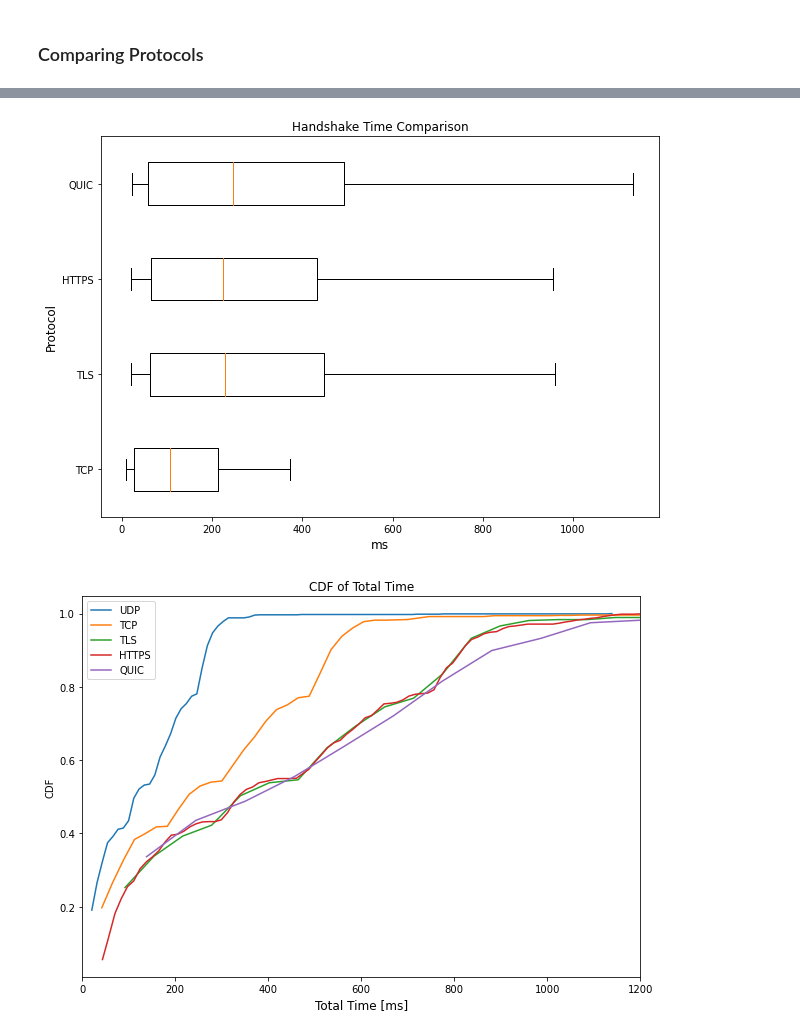
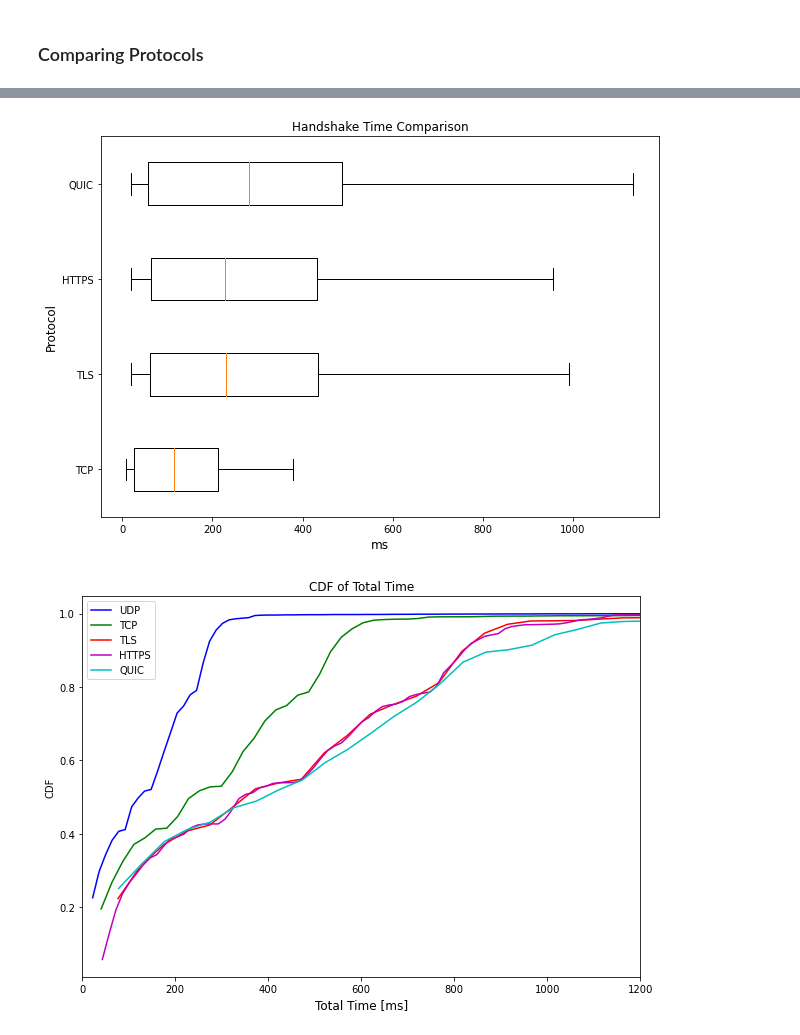
Before and after one commit to mgranderath/dns-analysis, a Jupyter notebook: Pairwise.ipynb, the cells around one changed output, grey strips where cells are left out. Cells and saved outputs as stored; diff of their text form; code cells hidden in the pictures.

```diff
--- a/Pairwise.ipynb
+++ b/Pairwise.ipynb
@@ -19,7 +23,7 @@ def average(items, key):
 def getUDP():
     sql = """
     SELECT * FROM dns_measurements measurement
-    WHERE measurement.protocol = 'udp' AND measurement.r_code IS NOT NULL AND measurement.total_time IS NOT NULL
+    WHERE measurement.protocol = 'udp' AND measurement.r_code IS NOT NULL AND measurement.total_time IS NOT NULL AND measurement.total_time <= 5000000000
       AND NOT measurement.cache_warming
       AND measurement.ip IN (SELECT ip FROM dns_measurements tcp WHERE tcp.protocol = 'tcp' AND tcp.response_ip IS NOT NULL AND NOT tcp.cache_warming)
       AND measurement.ip IN (SELECT ip FROM dns_measurements tls WHERE tls.protocol = 'tls' AND tls.response_ip IS NOT NULL AND NOT tls.cache_warming)
@@ -35,7 +39,7 @@ def getUDP():
 def getTCP():
     sql = """
     SELECT * FROM dns_measurements measurement
-    WHERE measurement.protocol = 'tcp' AND measurement.r_code IS NOT NULL AND measurement.total_time IS NOT NULL
+    WHERE measurement.protocol = 'tcp' AND measurement.r_code IS NOT NULL AND measurement.total_time IS NOT NULL AND measurement.total_time <= 5000000000
       AND NOT measurement.cache_warming
       AND measurement.ip IN (SELECT ip FROM dns_measurements udp WHERE udp.protocol = 'udp' AND udp.response_ip IS NOT NULL AND NOT udp.cache_warming)
       AND measurement.ip IN (SELECT ip FROM dns_measurements tls WHERE tls.protocol = 'tls' AND tls.response_ip IS NOT NULL AND NOT tls.cache_warming)
@@ -51,7 +55,7 @@ def getTCP():
 def getTLS():
     sql = """
     SELECT * FROM dns_measurements measurement
-    WHERE measurement.protocol = 'tls' AND measurement.r_code IS NOT NULL AND measurement.total_time IS NOT NULL
+    WHERE measurement.protocol = 'tls' AND measurement.r_code IS NOT NULL AND measurement.total_time IS NOT NULL AND measurement.total_time <= 5000000000
       AND NOT measurement.cache_warming
       AND measurement.ip IN (SELECT ip FROM dns_measurements udp WHERE udp.protocol = 'udp' AND udp.response_ip IS NOT NULL AND NOT udp.cache_warming)
       AND measurement.ip IN (SELECT ip FROM dns_measurements tcp WHERE tcp.protocol = 'tcp' AND tcp.response_ip IS NOT NULL AND NOT tcp.cache_warming)
@@ -67,7 +71,7 @@ def getTLS():
 def getHTTPS():
     sql = """
     SELECT * FROM dns_measurements measurement
-    WHERE measurement.protocol = 'https' AND measurement.r_code IS NOT NULL AND measurement.total_time IS NOT NULL
+    WHERE measurement.protocol = 'https' AND measurement.r_code IS NOT NULL AND measurement.total_time IS NOT NULL AND measurement.total_time <= 5000000000
       AND NOT measurement.cache_warming
       AND measurement.ip IN (SELECT ip FROM dns_measurements udp WHERE udp.protocol = 'udp' AND udp.response_ip IS NOT NULL AND NOT udp.cache_warming)
       AND measurement.ip IN (SELECT ip FROM dns_measurements tcp WHERE tcp.protocol = 'tcp' AND tcp.response_ip IS NOT NULL AND NOT tcp.cache_warming)
@@ -83,7 +87,7 @@ def getHTTPS():
 def getQUIC():
     sql = """
     SELECT * FROM dns_measurements measurement
-    WHERE measurement.protocol = 'quic' AND measurement.r_code IS NOT NULL AND measurement.total_time IS NOT NULL
+    WHERE measurement.protocol = 'quic' AND measurement.r_code IS NOT NULL AND measurement.total_time IS NOT NULL AND measurement.total_time <= 5000000000
       AND NOT measurement.cache_warming
       AND measurement.ip IN (SELECT ip FROM dns_measurements udp WHERE udp.protocol = 'udp' AND udp.response_ip IS NOT NULL AND NOT udp.cache_warming)
       AND measurement.ip IN (SELECT ip FROM dns_measurements tcp WHERE tcp.protocol = 'tcp' AND tcp.response_ip IS NOT NULL AND NOT tcp.cache_warming)
@@ -119,6 +123,17 @@ def getQUICVersions():
     items = list(cursor.fetchall())
     cursor.close()
     return items
+
+def getNumberOfSamples():
+    udp = len(getUDP())
+    tcp = len(getTCP())
+    tls = len(getTLS())
+    https = len(getHTTPS())
+    quic = len(getQUIC())
+    return pd.DataFrame({
+        "Protocol": ["UDP", "TCP", "TLS", "HTTPS", "QUIC"],
+        "Samples": [udp, tcp, tls, https, quic]
+    })
 # %% [markdown]
 ### Average Total Times
 # %%
@@ -200,35 +225,35 @@ plt.title("Handshake Time Comparison")
 
 plt.show(bp)
 # %% [output]
-[figure, old version]
+[figure, new version]
 # %%
 def calculateCDF(items):
     count, bins_count = np.histogram(items, bins=100)
 
     pdf = count / sum(count)
 
     # using numpy np.cumsum to calculate the CDF
     # We can also find using the PDF values by looping and adding
     cdf = np.cumsum(pdf)
     return bins_count[1:], cdf
 
 fig = plt.figure(figsize = (10, 7))
-plt.plot(calculateCDF(udpTotalTime)[0], calculateCDF(udpTotalTime)[1], label="UDP")
-plt.plot(calculateCDF(tcpTotalTime)[0], calculateCDF(tcpTotalTime)[1], label="TCP")
-plt.plot(calculateCDF(tlsTotalTime)[0], calculateCDF(tlsTotalTime)[1], label="TLS")
-plt.plot(calculateCDF(httpsTotalTime)[0], calculateCDF(httpsTotalTime)[1], label="HTTPS")
-plt.plot(calculateCDF(quicTotalTime)[0], calculateCDF(quicTotalTime)[1], label="QUIC")
+plt.plot(calculateCDF(udpTotalTime)[0], calculateCDF(udpTotalTime)[1], label="UDP", color = Colors.udp)
+plt.plot(calculateCDF(tcpTotalTime)[0], calculateCDF(tcpTotalTime)[1], label="TCP", color = Colors.tcp)
+plt.plot(calculateCDF(tlsTotalTime)[0], calculateCDF(tlsTotalTime)[1], label="TLS", color = Colors.tls)
+plt.plot(calculateCDF(httpsTotalTime)[0], calculateCDF(httpsTotalTime)[1], label="HTTPS", color = Colors.https)
+plt.plot(calculateCDF(quicTotalTime)[0], calculateCDF(quicTotalTime)[1], label="QUIC", color = Colors.quic)
 plt.xlim([0, 1200])
 
 plt.title("CDF of Total Time")
 plt.xlabel("Total Time [ms]", fontsize = 12)
 plt.ylabel("CDF")
 
 plt.legend()
 
 plt.show()
 # %% [output]
-[figure, old version]
+[figure, new version]
 # %%
 fig = plt.figure(figsize = (10, 7))
 # plt.plot(calculateCDF(udpSetupTime)[0], calculateCDF(udpSetupTime)[1], label="UDP")
```
Also changed, not shown: parts of 9 cells of this notebook, 5 other files.
